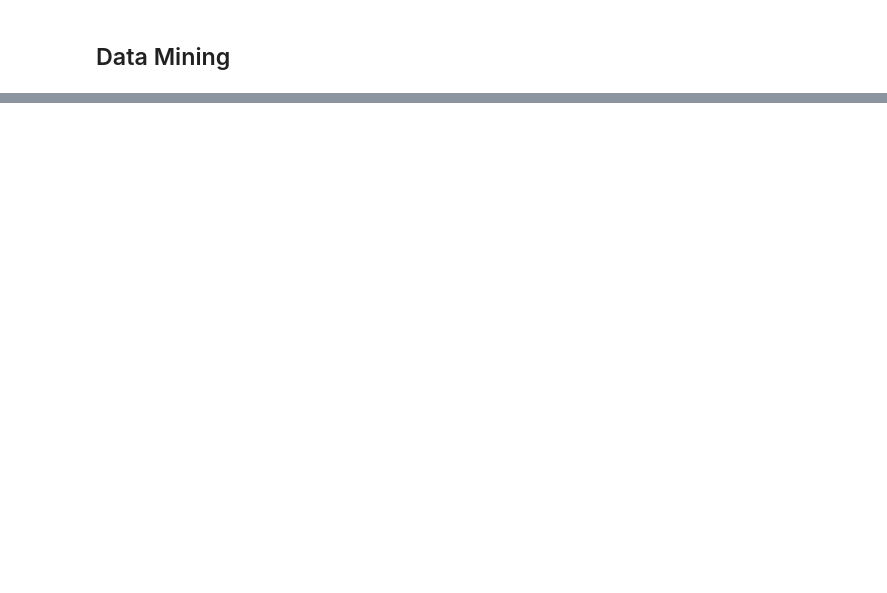
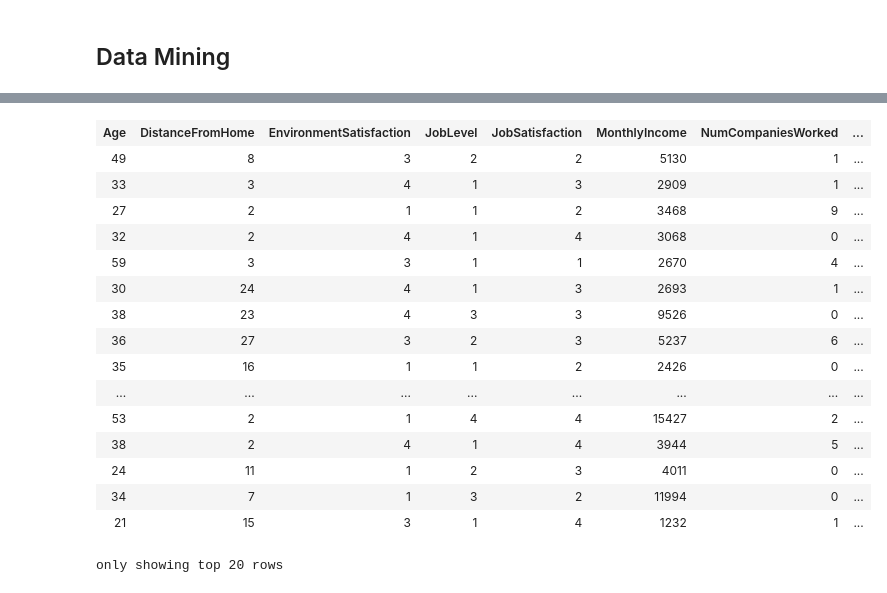
Before and after one commit to jhon232uoa/INFOSYS722-ITERATION-4, a Jupyter notebook: Employee_Attrition_Analysis.ipynb, the cells around one changed output, grey strips where cells are left out. Cells and saved outputs as stored; diff of their text form; code cells hidden in the pictures; blank space fills up the shorter version.

```diff
--- a/Employee_Attrition_Analysis.ipynb
+++ b/Employee_Attrition_Analysis.ipynb
@@ -1296,0 +1552,3 @@ UniqueDotExporter(root).to_picture("decision_tree_1.png")
+# %%
+df_dm = df_dma_remove
+# %% [output]
@@ -1297 +1557,18 @@ UniqueDotExporter(root).to_picture("decision_tree_1.png")
+| Age | DistanceFromHome | EnvironmentSatisfaction | JobLevel | JobSatisfaction | MonthlyIncome | NumCompaniesWorked | ... |
+| 49 | 8 | 3 | 2 | 2 | 5130 | 1 | ... |
+| 33 | 3 | 4 | 1 | 3 | 2909 | 1 | ... |
+| 27 | 2 | 1 | 1 | 2 | 3468 | 9 | ... |
+| 32 | 2 | 4 | 1 | 4 | 3068 | 0 | ... |
+| 59 | 3 | 3 | 1 | 1 | 2670 | 4 | ... |
+| 30 | 24 | 4 | 1 | 3 | 2693 | 1 | ... |
+| 38 | 23 | 4 | 3 | 3 | 9526 | 0 | ... |
+| 36 | 27 | 3 | 2 | 3 | 5237 | 6 | ... |
+| 35 | 16 | 1 | 1 | 2 | 2426 | 0 | ... |
+| ... | ... | ... | ... | ... | ... | ... | ... |
+| 53 | 2 | 1 | 4 | 4 | 15427 | 2 | ... |
+| 38 | 2 | 4 | 1 | 4 | 3944 | 5 | ... |
+| 24 | 11 | 1 | 2 | 3 | 4011 | 0 | ... |
+| 34 | 7 | 1 | 3 | 2 | 11994 | 0 | ... |
+| 21 | 15 | 3 | 1 | 4 | 1232 | 1 | ... |
+only showing top 20 rows
 # %%
```
Also changed, not shown: parts of 29 cells of this notebook, 58 other files.
